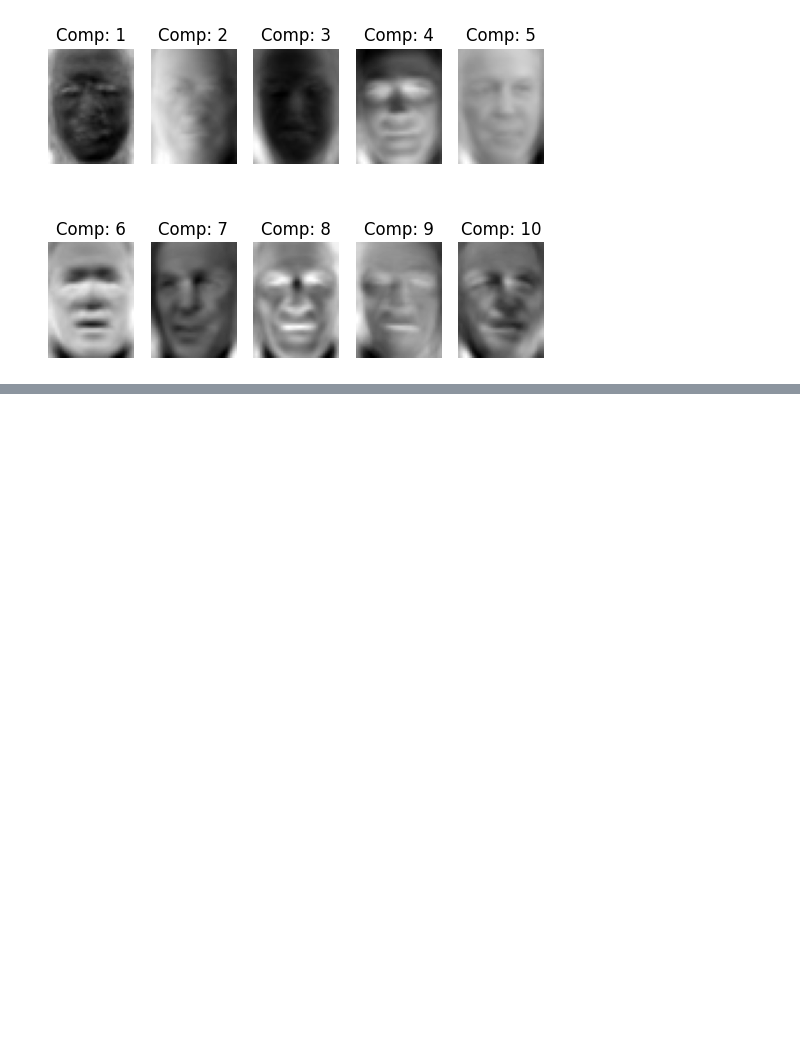
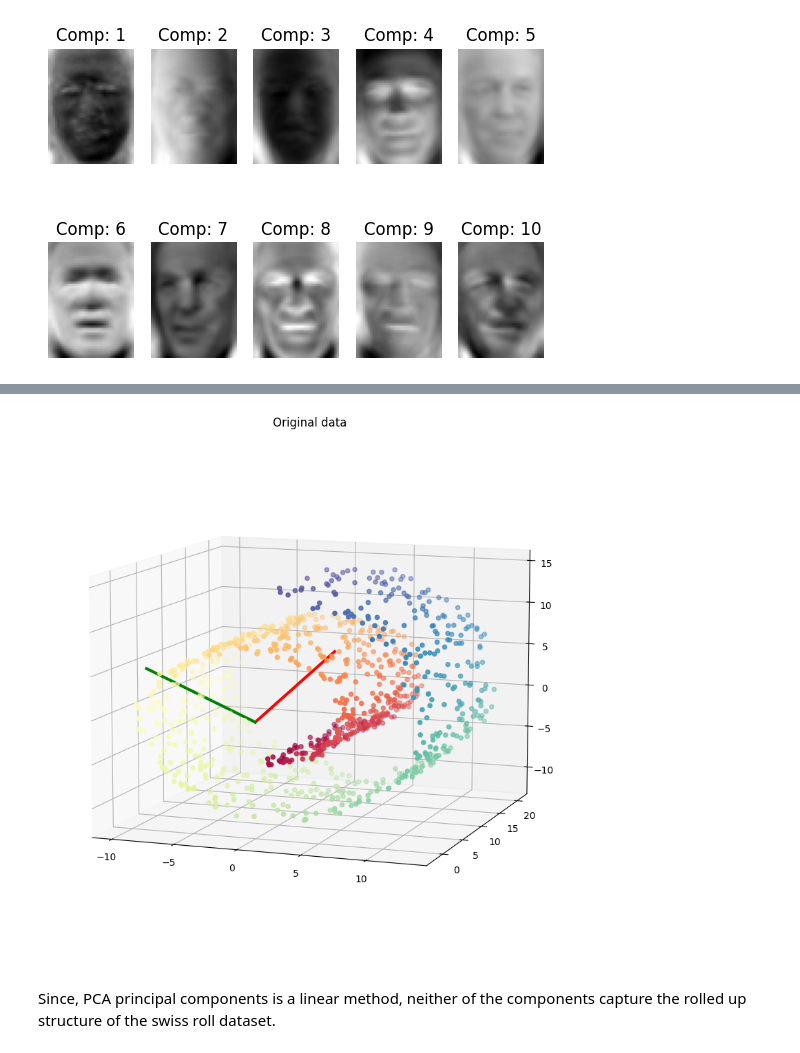
Before and after one commit to saiprakash-c/machine-learning-fundamentals, a Jupyter notebook: unsupervised_learning/pca.ipynb, the cells around one changed output, grey strips where cells are left out. Drawn from its saved outputs; the diff is of its cells as text; code cells hidden in the pictures; blank space fills up the shorter version.

```diff
--- a/unsupervised_learning/pca.ipynb
+++ b/unsupervised_learning/pca.ipynb
@@ -298,0 +317,26 @@ plt.show()
+# %%
+# use PCA to reduce the dimensionality of the swiss roll
+pca = PCA(n_components=2)
+X_transformed = pca.fit_transform(X)
+
+# plot the swiss roll in 3D and plot the first two components in the same figure
+from mpl_toolkits.mplot3d import Axes3D
+fig = plt.figure(figsize=(10, 10))
+ax = fig.add_subplot(111, projection='3d')
+ax.scatter(X[:, 0], X[:, 1], X[:, 2], c=y, cmap=plt.cm.Spectral)
+# first principal component
+v = pca.components_[0] * 10
+# plot it in red color
+ax.plot([0, v[0]], [0, v[1]], [0, v[2]], lw=3, color='red')
+# second principal component
+v = pca.components_[1] * 10
+# plot it in green color
+ax.plot([0, v[0]], [0, v[1]], [0, v[2]], lw=3, color='green')
+
+ax.view_init(10, -70)
+ax.set_title("Original data")
+plt.show()
+# %% [output]
+[figure, added]
+# %% [markdown]
+Since, PCA principal components is a linear method, neither of the components capture the rolled up structure of the swiss roll dataset.
```
Also changed, not shown: parts of 4 cells of this notebook.
